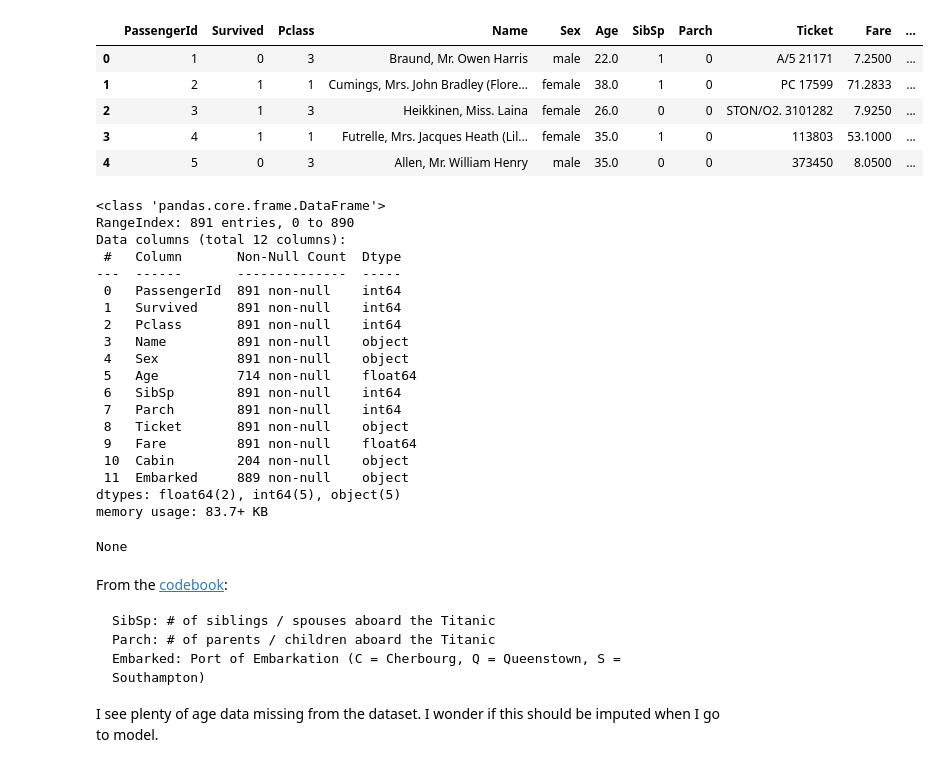
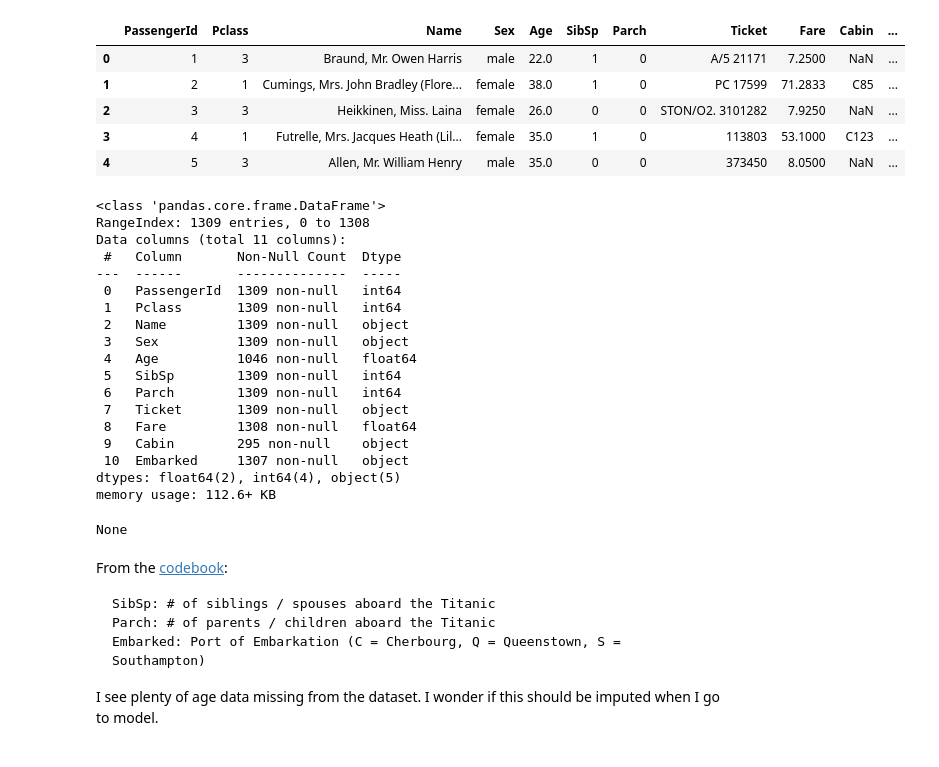
Before and after one commit to amjcosta/Kaggle, a Jupyter notebook: titanic/exploration_and_transformation.ipynb, the cells around one changed output. Saved outputs shown, nothing was run; the diff lists cells and outputs as text; code cells hidden in the pictures.

```diff
--- a/titanic/exploration_and_transformation.ipynb
+++ b/titanic/exploration_and_transformation.ipynb
@@ -1,38 +7,39 @@
 # %%
 import pandas as pd
 import numpy as np
 import matplotlib.pyplot as plt
 import seaborn as sns
 
-df = pd.read_csv('train.csv')
+sns.set()
+
+df = pd.read_csv('all_titanic_data.csv')
 display(df.head())
 display(df.info())
 # %% [output]
-|  | PassengerId | Survived | Pclass | Name | Sex | Age | SibSp | Parch | Ticket | Fare | ... |
-| 0 | 1 | 0 | 3 | Braund, Mr. Owen Harris | male | 22.0 | 1 | 0 | A/5 21171 | 7.2500 | ... |
-| 1 | 2 | 1 | 1 | Cumings, Mrs. John Bradley (Flore... | female | 38.0 | 1 | 0 | PC 17599 | 71.2833 | ... |
-| 2 | 3 | 1 | 3 | Heikkinen, Miss. Laina | female | 26.0 | 0 | 0 | STON/O2. 3101282 | 7.9250 | ... |
-| 3 | 4 | 1 | 1 | Futrelle, Mrs. Jacques Heath (Lil... | female | 35.0 | 1 | 0 | 113803 | 53.1000 | ... |
-| 4 | 5 | 0 | 3 | Allen, Mr. William Henry | male | 35.0 | 0 | 0 | 373450 | 8.0500 | ... |
+|  | PassengerId | Pclass | Name | Sex | Age | SibSp | Parch | Ticket | Fare | Cabin | ... |
+| 0 | 1 | 3 | Braund, Mr. Owen Harris | male | 22.0 | 1 | 0 | A/5 21171 | 7.2500 | NaN | ... |
+| 1 | 2 | 1 | Cumings, Mrs. John Bradley (Flore... | female | 38.0 | 1 | 0 | PC 17599 | 71.2833 | C85 | ... |
+| 2 | 3 | 3 | Heikkinen, Miss. Laina | female | 26.0 | 0 | 0 | STON/O2. 3101282 | 7.9250 | NaN | ... |
+| 3 | 4 | 1 | Futrelle, Mrs. Jacques Heath (Lil... | female | 35.0 | 1 | 0 | 113803 | 53.1000 | C123 | ... |
+| 4 | 5 | 3 | Allen, Mr. William Henry | male | 35.0 | 0 | 0 | 373450 | 8.0500 | NaN | ... |
 <class 'pandas.core.frame.DataFrame'>
-RangeIndex: 891 entries, 0 to 890
-Data columns (total 12 columns):
+RangeIndex: 1309 entries, 0 to 1308
+Data columns (total 11 columns):
  #   Column       Non-Null Count  Dtype
 ---  ------       --------------  -----
- 0   PassengerId  891 non-null    int64
- 1   Survived     891 non-null    int64
- 2   Pclass       891 non-null    int64
- 3   Name         891 non-null    object
- 4   Sex          891 non-null    object
- 5   Age          714 non-null    float64
- 6   SibSp        891 non-null    int64
- 7   Parch        891 non-null    int64
- 8   Ticket       891 non-null    object
- 9   Fare         891 non-null    float64
- 10  Cabin        204 non-null    object
- 11  Embarked     889 non-null    object
-dtypes: float64(2), int64(5), object(5)
-memory usage: 83.7+ KB
+ 0   PassengerId  1309 non-null   int64
+ 1   Pclass       1309 non-null   int64
+ 2   Name         1309 non-null   object
+ 3   Sex          1309 non-null   object
+ 4   Age          1046 non-null   float64
+ 5   SibSp        1309 non-null   int64
+ 6   Parch        1309 non-null   int64
+ 7   Ticket       1309 non-null   object
+ 8   Fare         1308 non-null   float64
+ 9   Cabin        295 non-null    object
+ 10  Embarked     1307 non-null   object
+dtypes: float64(2), int64(4), object(5)
+memory usage: 112.6+ KB
 None
 # %%
 df.set_index('PassengerId', inplace=True)
```
Also changed, not shown: parts of 44 cells of this notebook, 1 other file.
